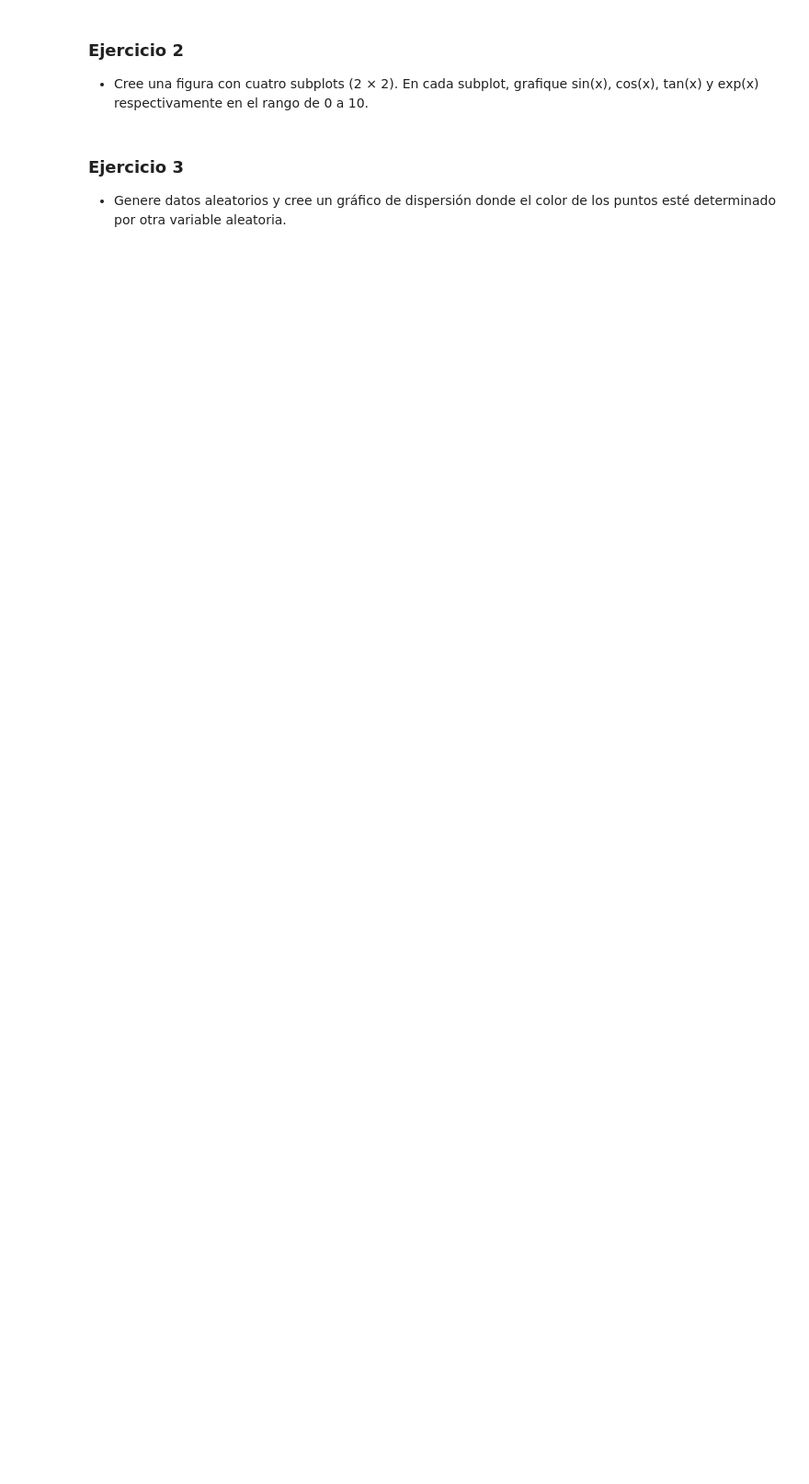
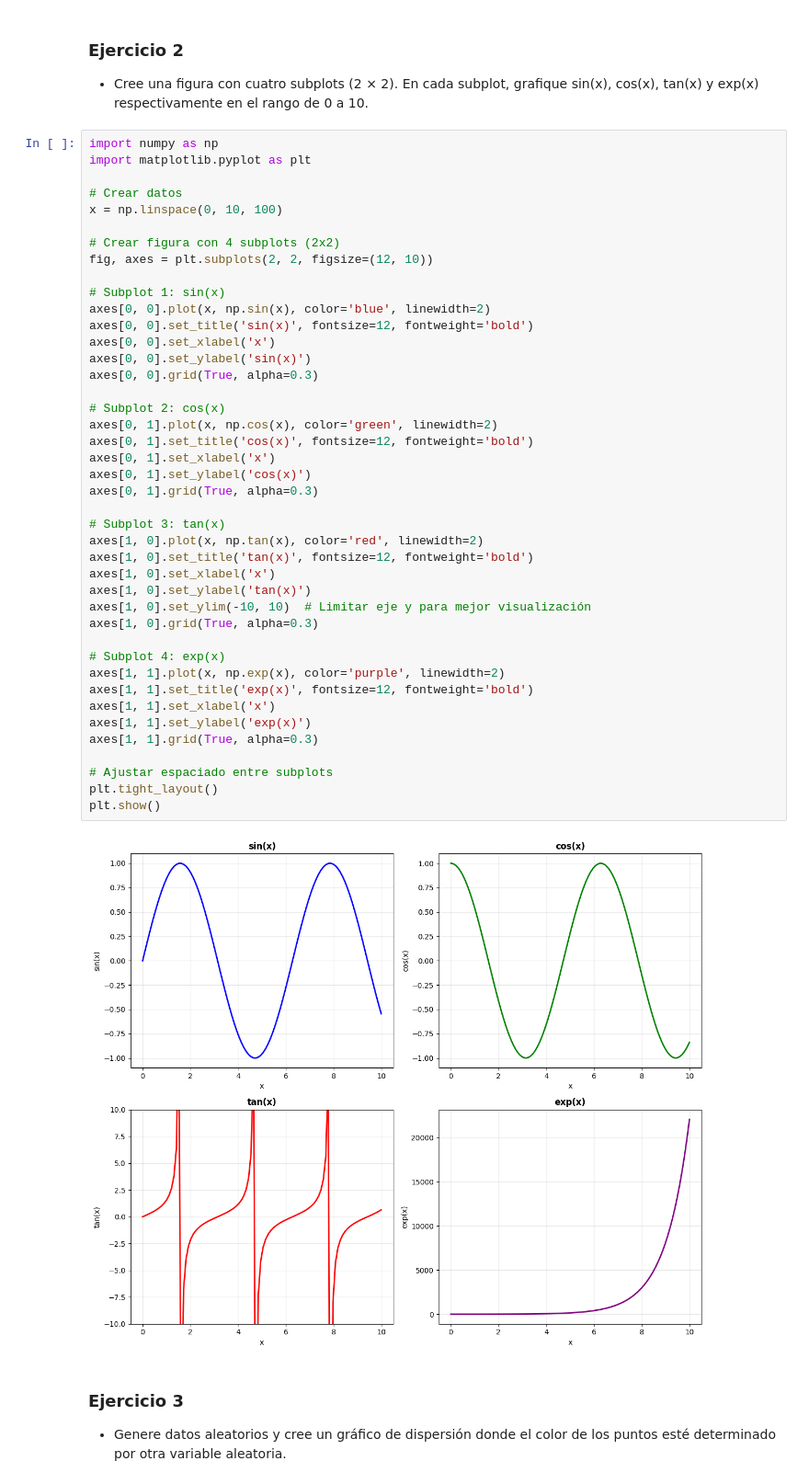
Before and after one commit to RKCbas/Maestria-en-Inteligencia-Artificial---Practicas, a Jupyter notebook: Cuatrimestre 2/3 - Lenguajes de ciencia de datos intermedio/Practica 4.1/Graficación con Python.ipynb, the cells around one changed output. Shown at 92% size. Drawn from its saved outputs; the diff is of its cells as text; blank space fills up the shorter version.

```diff
--- a/Cuatrimestre 2/3 - Lenguajes de ciencia de datos intermedio/Practica 4.1/Graficación con Python.ipynb
+++ b/Cuatrimestre 2/3 - Lenguajes de ciencia de datos intermedio/Practica 4.1/Graficación con Python.ipynb
@@ -15,6 +39,50 @@ El objetivo de esta actividad es desarrollar habilidades prácticas en la visual
 ### Ejercicio 2
 
  - Cree una figura con cuatro subplots (2 × 2). En cada subplot, grafique sin(x), cos(x), tan(x) y exp(x) respectivamente en el rango de 0 a 10.
+# %%
+import numpy as np
+import matplotlib.pyplot as plt
+
+# Crear datos
+x = np.linspace(0, 10, 100)
+
+# Crear figura con 4 subplots (2x2)
+fig, axes = plt.subplots(2, 2, figsize=(12, 10))
+
+# Subplot 1: sin(x)
+axes[0, 0].plot(x, np.sin(x), color='blue', linewidth=2)
+axes[0, 0].set_title('sin(x)', fontsize=12, fontweight='bold')
+axes[0, 0].set_xlabel('x')
+axes[0, 0].set_ylabel('sin(x)')
+axes[0, 0].grid(True, alpha=0.3)
+
+# Subplot 2: cos(x)
+axes[0, 1].plot(x, np.cos(x), color='green', linewidth=2)
+axes[0, 1].set_title('cos(x)', fontsize=12, fontweight='bold')
+axes[0, 1].set_xlabel('x')
+axes[0, 1].set_ylabel('cos(x)')
+axes[0, 1].grid(True, alpha=0.3)
+
+# Subplot 3: tan(x)
+axes[1, 0].plot(x, np.tan(x), color='red', linewidth=2)
+axes[1, 0].set_title('tan(x)', fontsize=12, fontweight='bold')
+axes[1, 0].set_xlabel('x')
+axes[1, 0].set_ylabel('tan(x)')
+axes[1, 0].set_ylim(-10, 10)  # Limitar eje y para mejor visualización
+axes[1, 0].grid(True, alpha=0.3)
+
+# Subplot 4: exp(x)
+axes[1, 1].plot(x, np.exp(x), color='purple', linewidth=2)
+axes[1, 1].set_title('exp(x)', fontsize=12, fontweight='bold')
+axes[1, 1].set_xlabel('x')
+axes[1, 1].set_ylabel('exp(x)')
+axes[1, 1].grid(True, alpha=0.3)
+
+# Ajustar espaciado entre subplots
+plt.tight_layout()
+plt.show()
+# %% [output]
+[figure, added]
 # %% [markdown]
 ### Ejercicio 3
 
```
Also changed, not shown: parts of 15 cells of this notebook.
